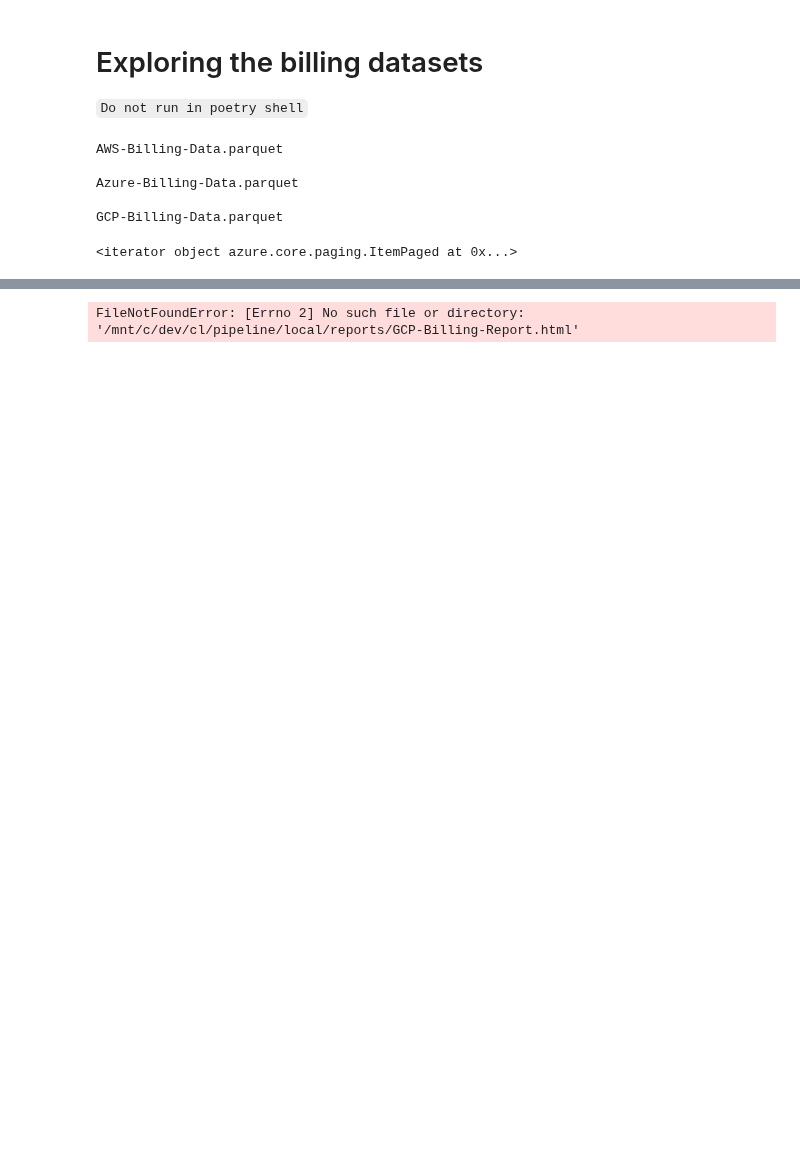
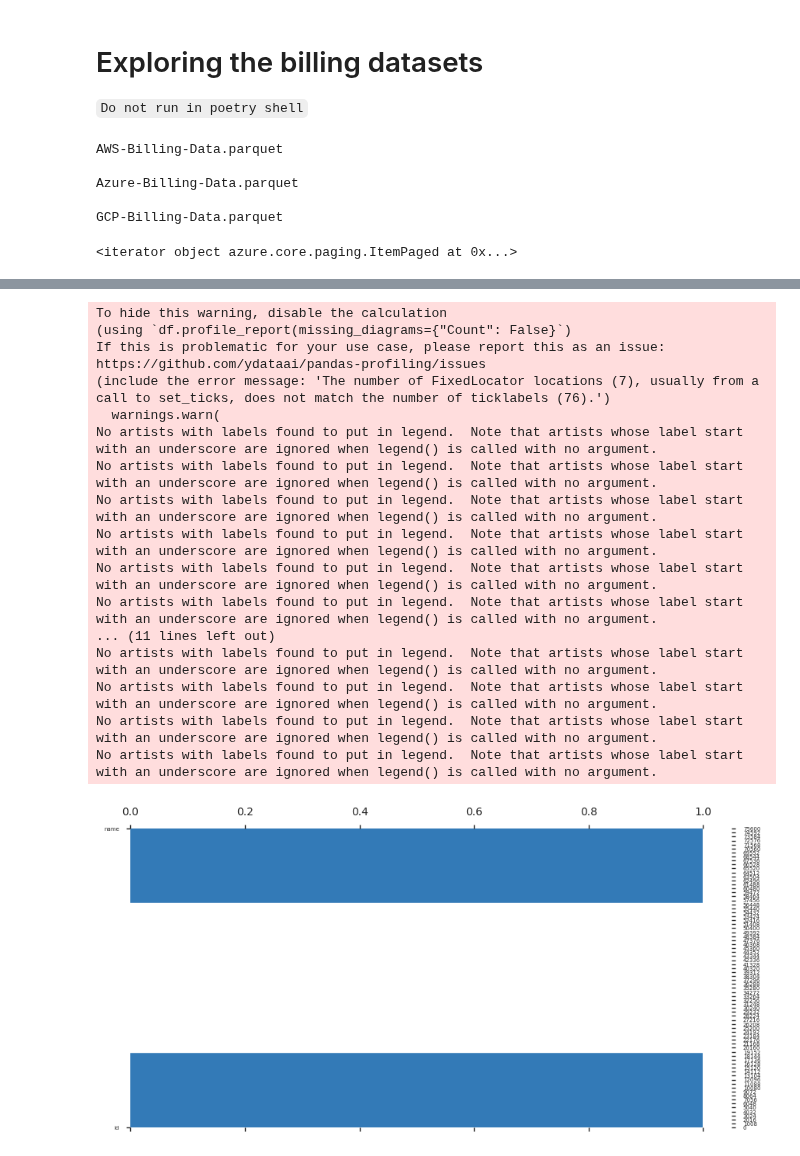
Before and after one commit to cltj/pipeline, a Jupyter notebook: src/bronze-layer/explore_bronze.ipynb, the cells around one changed output, grey strips where cells are left out. Saved outputs shown, nothing was run; the diff lists cells and outputs as text; code cells hidden in the pictures; blank space fills up the shorter version.

Commit message:
bronze reporting

```diff
--- a/src/bronze-layer/explore_bronze.ipynb
+++ b/src/bronze-layer/explore_bronze.ipynb
@@ -97,6 +97,23 @@ df.describe()
 # %%
 LOCAL_FILE_PATH = cfg.local_files_path()
-profile = ProfileReport(df, title="GCP Billing Report")
-profile.to_file(LOCAL_FILE_PATH + "reports/GCP-Billing-Report.html")
+profile = ProfileReport(df, title="Azure Billing Report")
+profile.to_file(LOCAL_FILE_PATH + "reports/Azure-Billing-Report.html")
 # %% [output]
-FileNotFoundError: [Errno 2] No such file or directory: '/mnt/c/dev/cl/pipeline/local/reports/GCP-Billing-Report.html'
+To hide this warning, disable the calculation
+(using `df.profile_report(missing_diagrams={"Count": False}`)
+If this is problematic for your use case, please report this as an issue:
+https://github.com/ydataai/pandas-profiling/issues
+(include the error message: 'The number of FixedLocator locations (7), usually from a call to set_ticks, does not match the number of ticklabels (76).')
+  warnings.warn(
+No artists with labels found to put in legend.  Note that artists whose label start with an underscore are ignored when legend() is called with no argument.
+No artists with labels found to put in legend.  Note that artists whose label start with an underscore are ignored when legend() is called with no argument.
+No artists with labels found to put in legend.  Note that artists whose label start with an underscore are ignored when legend() is called with no argument.
+No artists with labels found to put in legend.  Note that artists whose label start with an underscore are ignored when legend() is called with no argument.
+No artists with labels found to put in legend.  Note that artists whose label start with an underscore are ignored when legend() is called with no argument.
+No artists with labels found to put in legend.  Note that artists whose label start with an underscore are ignored when legend() is called with no argument.
+... (11 lines left out)
+No artists with labels found to put in legend.  Note that artists whose label start with an underscore are ignored when legend() is called with no argument.
+No artists with labels found to put in legend.  Note that artists whose label start with an underscore are ignored when legend() is called with no argument.
+No artists with labels found to put in legend.  Note that artists whose label start with an underscore are ignored when legend() is called with no argument.
+No artists with labels found to put in legend.  Note that artists whose label start with an underscore are ignored when legend() is called with no argument.
+[figure, added]
```
Also changed, not shown: parts of 6 cells of this notebook, 2 other files.
